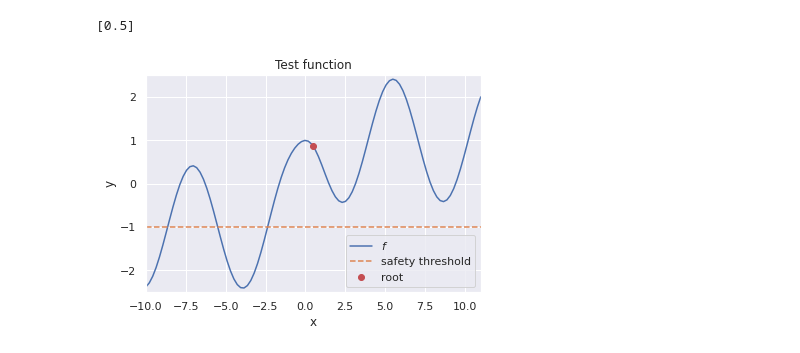
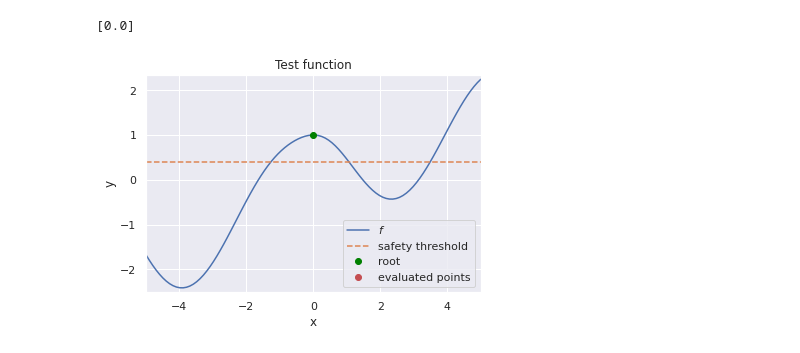
Before and after one commit to Akatsuki96/adabkb, a Jupyter notebook: notebooks/SafeAdaBKB_examples.ipynb, the cells around one changed output. Saved outputs shown, nothing was run; the diff lists cells and outputs as text; code cells hidden in the pictures.

```diff
--- a/notebooks/SafeAdaBKB_examples.ipynb
+++ b/notebooks/SafeAdaBKB_examples.ipynb
@@ -14,26 +14,39 @@ sns.set_theme(style="darkgrid")
 # %%
 
 f = lambda x:  np.cos(x) + np.tanh(x) - np.sin(x)
-X = np.linspace(-10, 11, 100)
-y = f(X)
 
-jmin = -1.0
-def plot_fun(points):
+
+jmin = 0.4
+def plot_fun(f, points, lims=[-10, 11]):
+    root = points[0]
+    points = points[:-1]
     fig, ax = plt.subplots()
+    X = np.linspace(lims[0], lims[1], 100)
+    y = f(X)
     ax.plot(X, y, '-', label="$f$")
     ax.plot(X, [jmin for _ in range(X.shape[0])], '--', label="safety threshold")
-    ax.plot(points, [f(x) for x in points], 'ro', ms=6,label="root")
+    ax.plot(root, f(root), 'o', c="green", ms=6,label="root")
+    ax.plot(points, [f(x) for x in points], 'ro', ms=6,label="evaluated points")
     ax.set_xlabel("x")
     ax.set_ylabel("y")
     ax.set_xlim([X.min(), X.max()])
     ax.set_ylim([y.min() - 0.1, y.max() + 0.1])
     ax.legend(loc="lower right")
     ax.set_title("Test function")
 
-points = [np.mean([-10.0, 11.0])]
+def plot_average_regret(avg_reg):
+    fig, ax = plt.subplots()
+    ax.set_title("Average Regret")
+    ax.set_xlabel("$t$")
+    ax.set_ylabel("$R_T$")
+    ax.plot(range(len(avg_reg)), avg_reg, '-', label="average regret")
+    ax.legend(loc="upper right")
+
+lims = [-5.0, 5.0]
+points = [np.mean(lims)]
 print(points)
-plot_fun(points)
+plot_fun(f, points, lims)
 # %% [output]
-[0.5]
+[0.0]
-[figure, old version]
+[figure, new version]
 # %%
```
Also changed, not shown: parts of 3 cells of this notebook, 4 other files.
